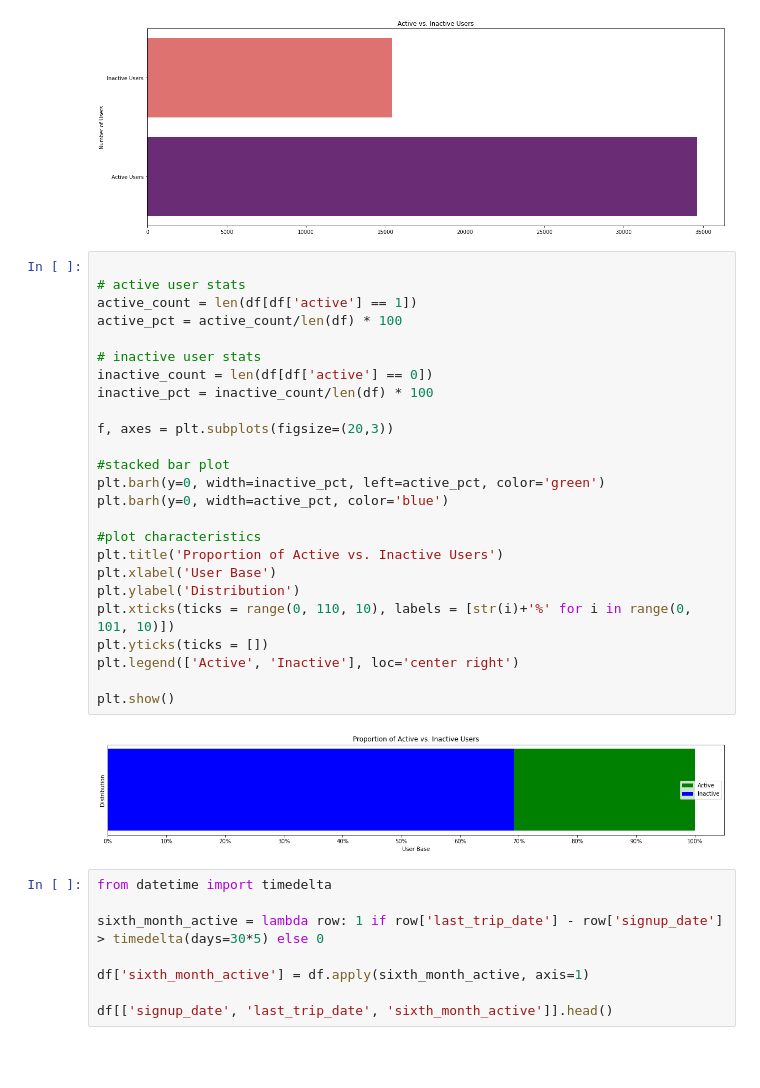
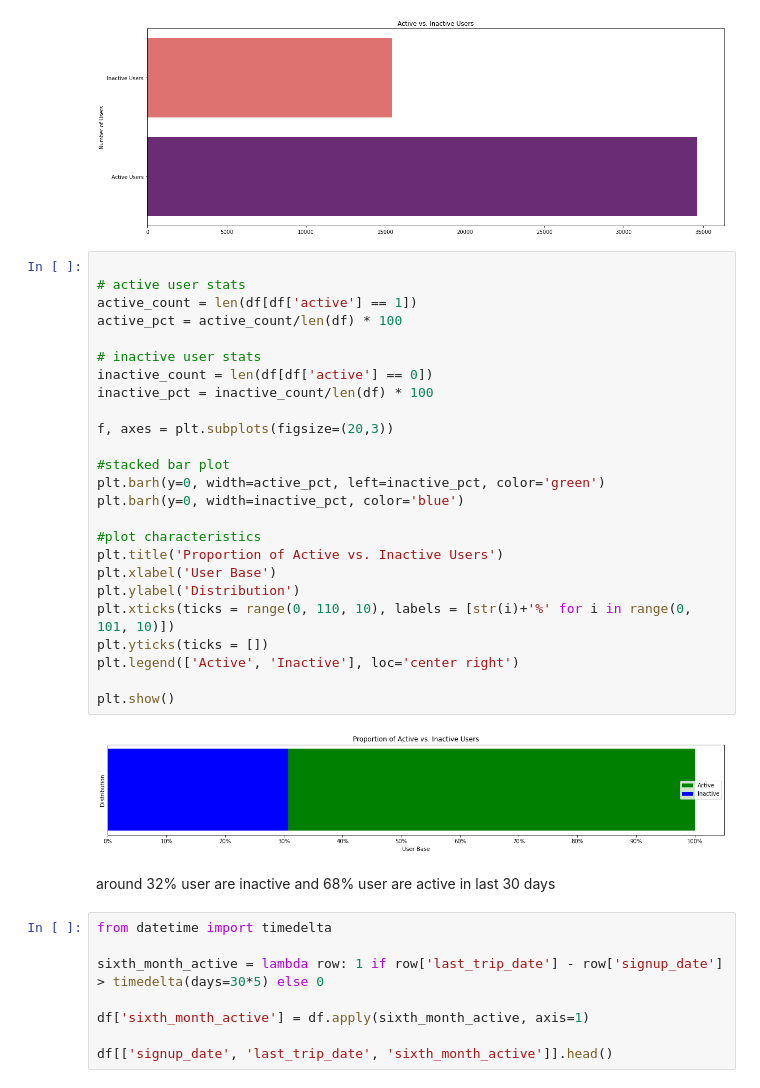
Before and after one commit to sweta0805/springboard, a Jupyter notebook: 1481053515_ultimate_challenge (1)/ultimate_challenge/ultimate_data_challenge.ipynb, the cells around one changed output. Drawn from its saved outputs; the diff is of its cells as text; blank space fills up the shorter version.

```diff
--- a/1481053515_ultimate_challenge (1)/ultimate_challenge/ultimate_data_challenge.ipynb
+++ b/1481053515_ultimate_challenge (1)/ultimate_challenge/ultimate_data_challenge.ipynb
@@ -266,30 +277,32 @@ plt.show()
 # %%
 
 # active user stats
 active_count = len(df[df['active'] == 1])
 active_pct = active_count/len(df) * 100
 
 # inactive user stats
 inactive_count = len(df[df['active'] == 0])
 inactive_pct = inactive_count/len(df) * 100
 
 f, axes = plt.subplots(figsize=(20,3))
 
 #stacked bar plot
-plt.barh(y=0, width=inactive_pct, left=active_pct, color='green')
-plt.barh(y=0, width=active_pct, color='blue')
+plt.barh(y=0, width=active_pct, left=inactive_pct, color='green')
+plt.barh(y=0, width=inactive_pct, color='blue')
 
 #plot characteristics
 plt.title('Proportion of Active vs. Inactive Users')
 plt.xlabel('User Base')
 plt.ylabel('Distribution')
 plt.xticks(ticks = range(0, 110, 10), labels = [str(i)+'%' for i in range(0, 101, 10)])
 plt.yticks(ticks = [])
 plt.legend(['Active', 'Inactive'], loc='center right')
 
 plt.show()
 # %% [output]
-[figure, old version]
+[figure, new version]
+# %% [markdown]
+around 32% user are inactive and 68% user are active in last 30 days
 # %%
 from datetime import timedelta
 
```
Also changed, not shown: parts of 13 cells of this notebook.
